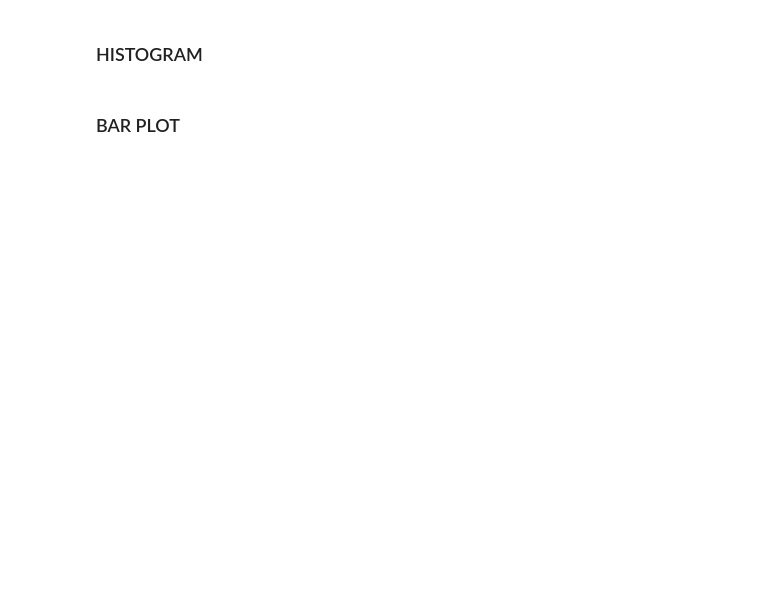
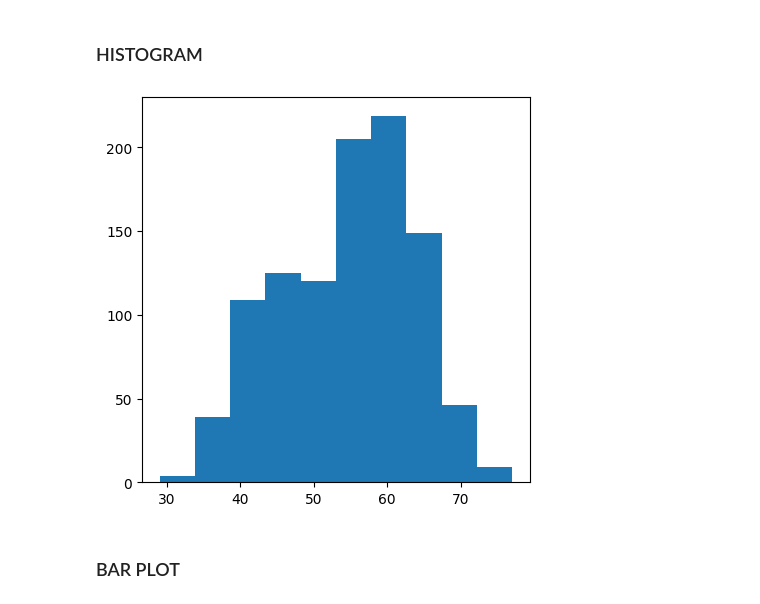
Before and after one commit to jeffgoeken/My_NCState_Homework, a Jupyter notebook: week 10 student/Week10-Student.ipynb, the cells around one changed output. Drawn from its saved outputs; the diff is of its cells as text; code cells hidden in the pictures; blank space fills up the shorter version.

```diff
--- a/week 10 student/Week10-Student.ipynb
+++ b/week 10 student/Week10-Student.ipynb
@@ -251,4 +267,8 @@ Write a program that will do the following:
 # %% [markdown]
 ### HISTOGRAM
+# %%
+myGraph.histogram()
+# %% [output]
+[figure, added]
 # %% [markdown]
 ### BAR PLOT
```
Also changed, not shown: parts of 13 cells of this notebook.
